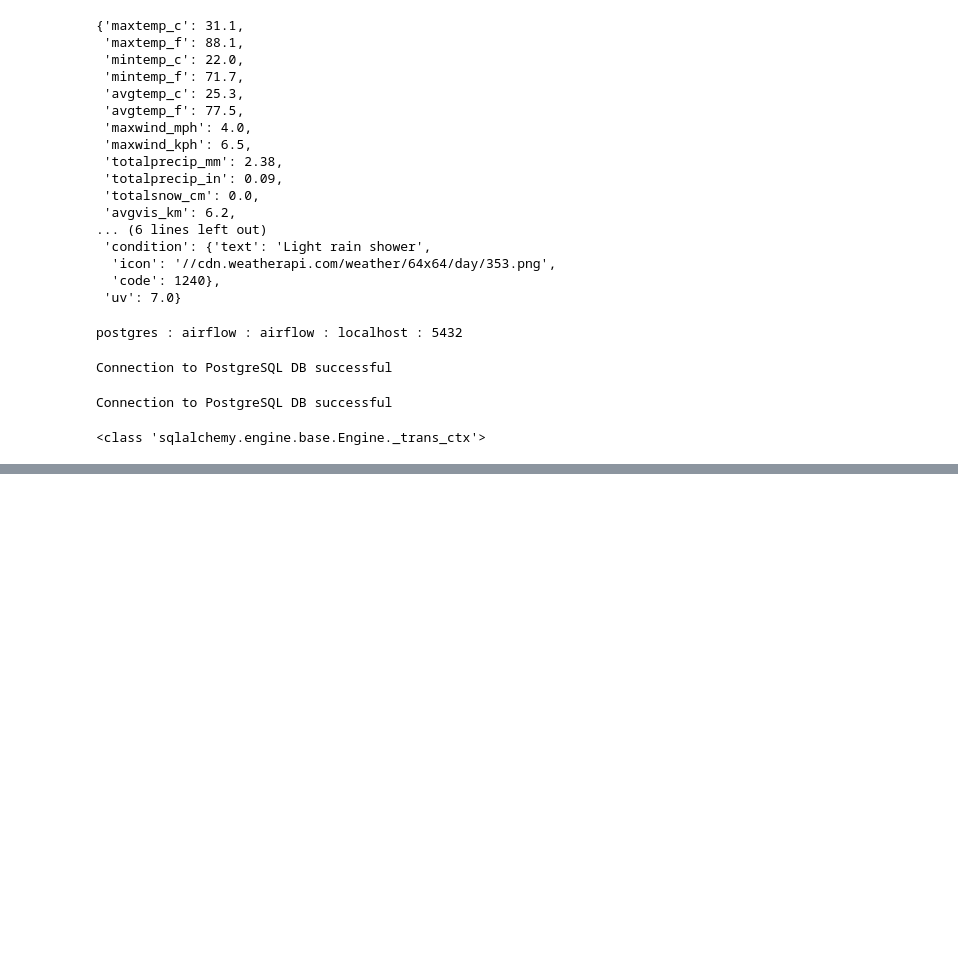
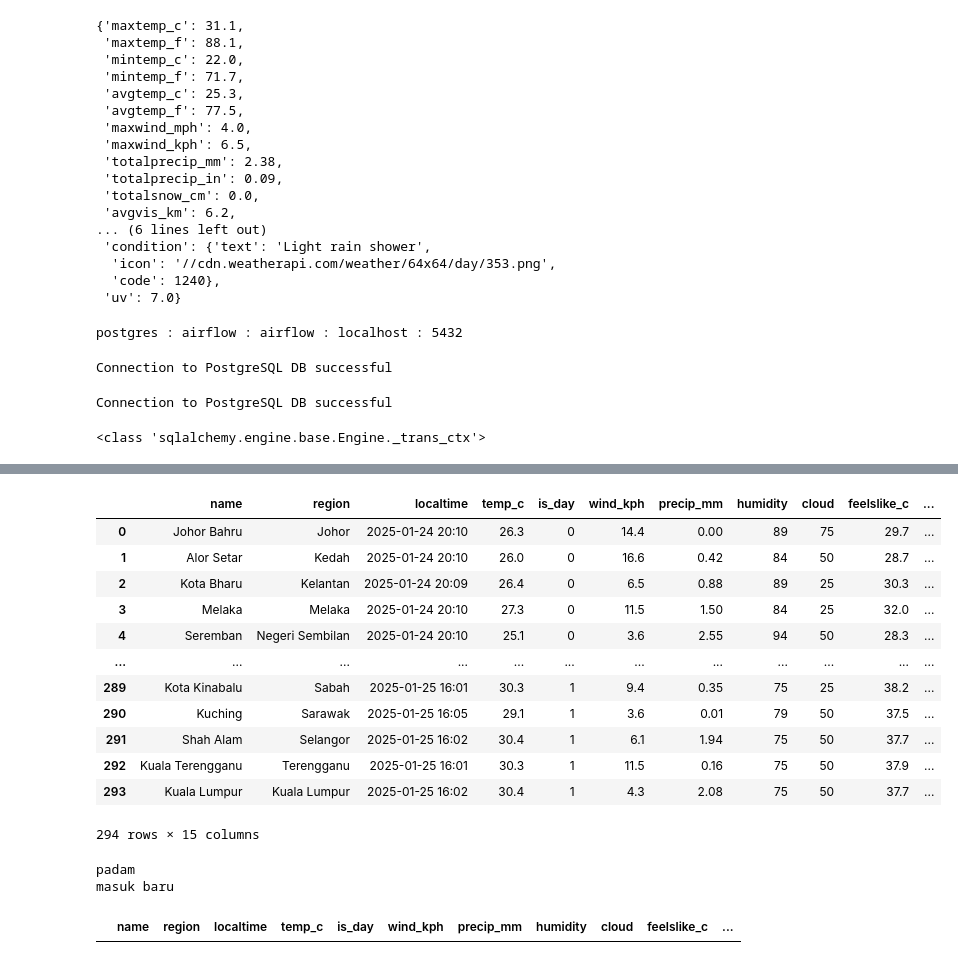
Before and after one commit to RohimiRaslam/temperature_with_weatherAPI, a Jupyter notebook: Docker/scripts/ingest.ipynb, the cells around one changed output, grey strips where cells are left out. Saved outputs shown, nothing was run; the diff lists cells and outputs as text; code cells hidden in the pictures; blank space fills up the shorter version.

```diff
--- a/Docker/scripts/ingest.ipynb
+++ b/Docker/scripts/ingest.ipynb
@@ -584,0 +728,41 @@ print(type(engine.begin()))
+# %%
+import requests
+import pandas as pd
+from pandas import json_normalize
+import os
+from dotenv import load_dotenv
+from datetime import datetime, timedelta
+from sqlalchemy import create_engine
+import psycopg2
+import re
+
+# load_dotenv()
+load_dotenv(override=True)
+
+db_name = os.getenv('db_name')
+user = os.getenv('user')
+password = os.getenv('password')
+host = os.getenv('host')
+port = os.getenv('port')
+engine = create_engine(f'postgresql+psycopg2://{user}:{password}@{host}:{port}/{db_name}')
+query = "SELECT * FROM weather_current"
+# %%
+df = pd.read_sql(query, engine)
+# %%
+df[['date' , 'time']] = df['localtime'].str.split(' ' , n=1 , expand=True)
+# %%
+display(df)
+# %% [output]
+|  | name | region | localtime | temp_c | is_day | wind_kph | precip_mm | humidity | cloud | feelslike_c | ... |
+| 0 | Johor Bahru | Johor | 2025-01-24 20:10 | 26.3 | 0 | 14.4 | 0.00 | 89 | 75 | 29.7 | ... |
+| 1 | Alor Setar | Kedah | 2025-01-24 20:10 | 26.0 | 0 | 16.6 | 0.42 | 84 | 50 | 28.7 | ... |
+| 2 | Kota Bharu | Kelantan | 2025-01-24 20:09 | 26.4 | 0 | 6.5 | 0.88 | 89 | 25 | 30.3 | ... |
+| 3 | Melaka | Melaka | 2025-01-24 20:10 | 27.3 | 0 | 11.5 | 1.50 | 84 | 25 | 32.0 | ... |
+| 4 | Seremban | Negeri Sembilan | 2025-01-24 20:10 | 25.1 | 0 | 3.6 | 2.55 | 94 | 50 | 28.3 | ... |
+| ... | ... | ... | ... | ... | ... | ... | ... | ... | ... | ... | ... |
+| 289 | Kota Kinabalu | Sabah | 2025-01-25 16:01 | 30.3 | 1 | 9.4 | 0.35 | 75 | 25 | 38.2 | ... |
+| 290 | Kuching | Sarawak | 2025-01-25 16:05 | 29.1 | 1 | 3.6 | 0.01 | 79 | 50 | 37.5 | ... |
+| 291 | Shah Alam | Selangor | 2025-01-25 16:02 | 30.4 | 1 | 6.1 | 1.94 | 75 | 50 | 37.7 | ... |
+| 292 | Kuala Terengganu | Terengganu | 2025-01-25 16:01 | 30.3 | 1 | 11.5 | 0.16 | 75 | 50 | 37.9 | ... |
+| 293 | Kuala Lumpur | Kuala Lumpur | 2025-01-25 16:02 | 30.4 | 1 | 4.3 | 2.08 | 75 | 50 | 37.7 | ... |
+294 rows × 15 columns
@@ -584,0 +772,13 @@ print(type(engine.begin()))
+# %%
+if total_row > 14:
+    df2 = df2.drop(df2.index)
+    print("padam")
+    print("masuk baru")
+else:
+    print("tambah")
+
+df2
+# %% [output]
+padam
+masuk baru
+|  | name | region | localtime | temp_c | is_day | wind_kph | precip_mm | humidity | cloud | feelslike_c | ... |
```
Also changed, not shown: parts of 22 cells of this notebook, 4 other files.
